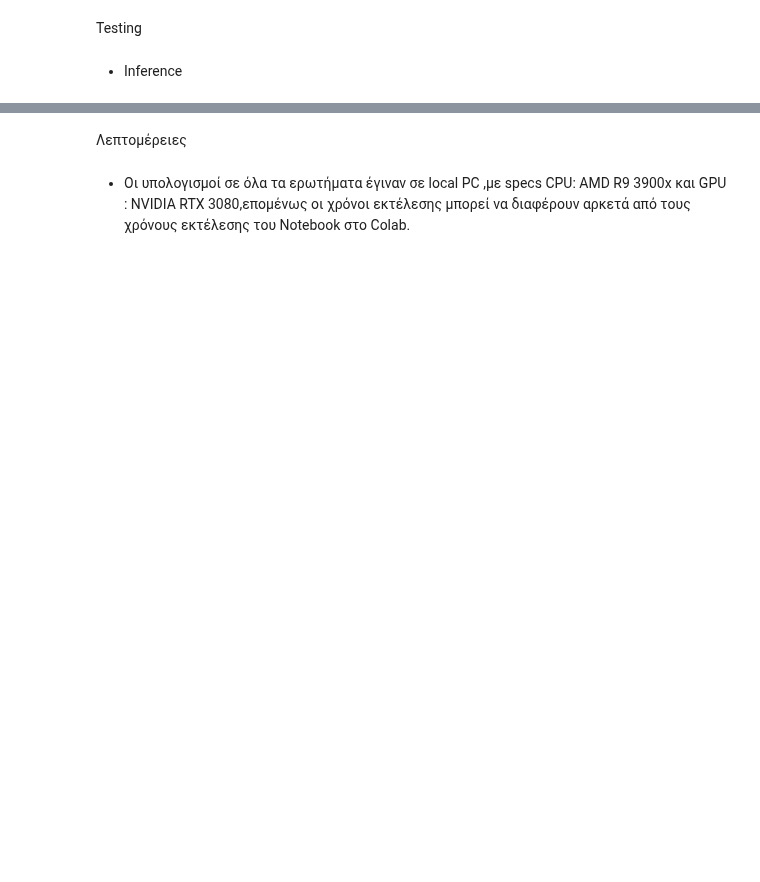
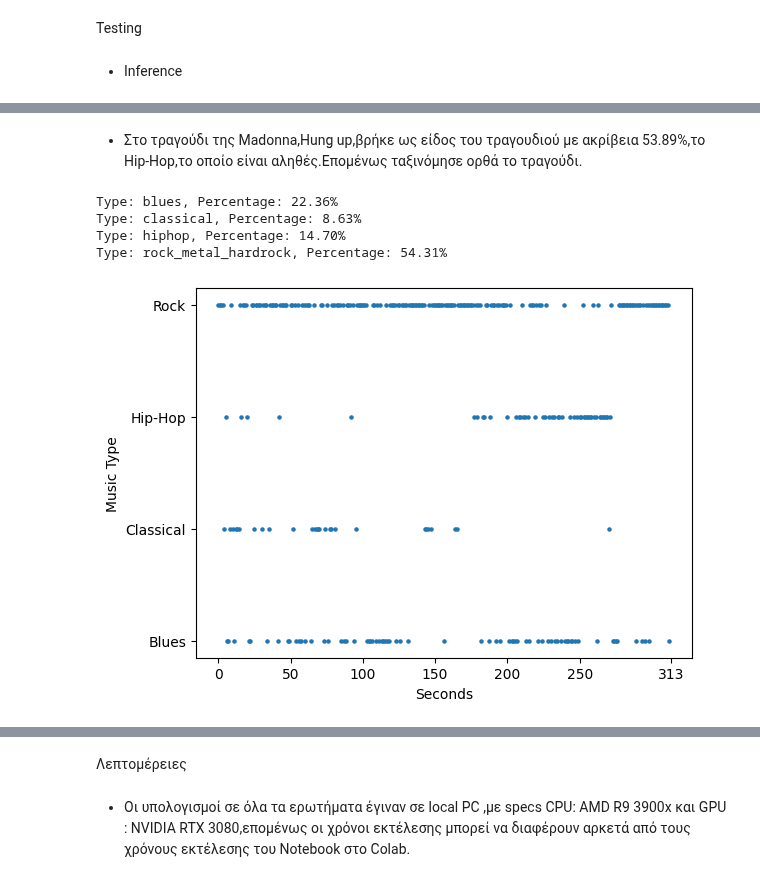
Before and after one commit to natedrake7/MachineLearning, a Jupyter notebook: Project3/Project3.ipynb, the cells around one changed output, grey strips where cells are left out. Drawn from its saved outputs; the diff is of its cells as text; code cells hidden in the pictures; blank space fills up the shorter version.

```diff
--- a/Project3/Project3.ipynb
+++ b/Project3/Project3.ipynb
@@ -590,0 +714,18 @@ WARNING: Post-Processor arguments given without specifying name. The arguments w
+# %% [markdown]
+* Στο τραγούδι της Madonna,Hung up,βρήκε ως είδος του τραγουδιού με ακρίβεια 53.89%,το Hip-Hop,το οποίο είναι αληθές.Επομένως ταξινόμησε ορθά το τραγούδι.
+# %%
+X = np.load('./Blues.npy')
+X_tensor = torch.tensor(X,dtype=torch.float32)
+X_tensor = X_tensor.unsqueeze(1)
+y_tensor = torch.full((X_tensor.size(0),),0,dtype=torch.long)
+tensor_dataset = TensorDataset(X_tensor,y_tensor)
+data = DataLoader(tensor_dataset,shuffle=False,batch_size=8)
+music = TestYT(data,model)
+X_labels = [0,50,100,150,200,250,313]
+CreatePlot(music,X_tensor,X_labels)
+# %% [output]
+Type: blues, Percentage: 22.36%
+Type: classical, Percentage: 8.63%
+Type: hiphop, Percentage: 14.70%
+Type: rock_metal_hardrock, Percentage: 54.31%
+[figure, added]
```
Also changed, not shown: parts of 60 cells of this notebook.
